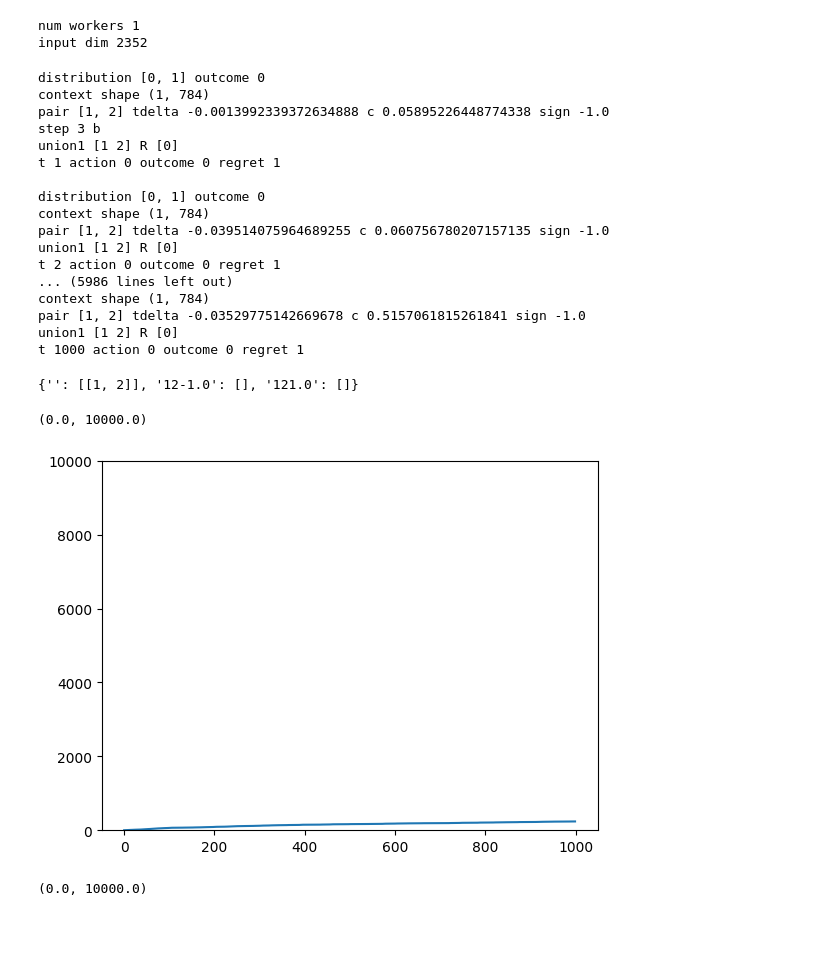
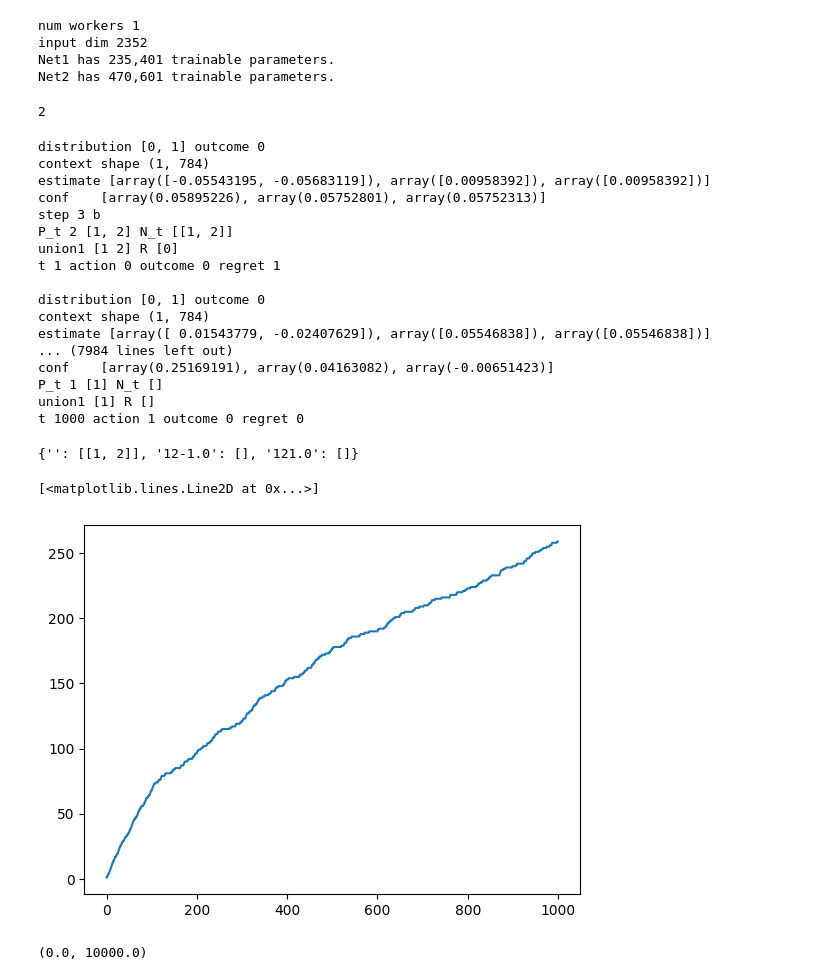
Before and after one commit to MaxHeuillet/neuralCBPside, a Jupyter notebook: benchmark_case1.ipynb, the cells around one changed output. Drawn from its saved outputs; the diff is of its cells as text; code cells hidden in the pictures; blank space fills up the shorter version.

```diff
--- a/benchmark_case1.ipynb
+++ b/benchmark_case1.ipynb
@@ -70,6 +70,7 @@ import old_files.ineural as ineural
 import ineural_multi
 import margin_based
 import neuralcbp_EE_binary
+import neuralcbp_EE_kclasses_v3
 
 seed = 3
 np.random.seed(seed)
@@ -77,7 +78,6 @@ torch.manual_seed(seed)
 random.seed(seed)
 
 m = 100
-H = 200
 horizon = 1000
 
 ##### train and test data:
@@ -88,7 +88,7 @@ context_generator = synthetic_data.MNISTcontexts_binary()
 # context_generator.set_b(0)
 # context_generator.normalization()
 
-game = games.game_case1( )
+game = games.game_case1( {} )
 
 nclasses = 2
 alg = random_algo.Egreedy(game, nclasses, m, 'cuda:0')
@@ -97,10 +97,14 @@ alg.reset(context_generator.d)
 # alg = cesa_bianchi.CesaBianchi(game, m, 'cuda:0')
 # alg.reset(context_generator.d)
 
-lbd_neural = 0
-lbd_reg = 1
+
+# nclasses = 2
+# alg = neuralcbp_EE_binary.CBPside( game, 1.01, m,  nclasses,  'cuda:0')
+# alg.reset(context_generator.d)
+
+
 nclasses = 2
-alg = neuralcbp_EE_binary.CBPside( game, 1.01, lbd_neural, lbd_reg, m, H, nclasses,  'cuda:0')
+alg = neuralcbp_EE_kclasses_v3.CBPside( game, 1.01, m,  nclasses,  'cuda:0')
 alg.reset(context_generator.d)
 
 
@@ -125,36 +129,42 @@ evaluator = Evaluate()
 # %% [output]
 num workers 1
 input dim 2352
+Net1 has 235,401 trainable parameters.
+Net2 has 470,601 trainable parameters.
+# %%
+game.M
+# %% [output]
+2
 # %%
 history, cumRegret, global_loss, global_losses = evaluator.deploy(game, horizon, alg, context_generator)
 # %% [output]
 distribution [0, 1] outcome 0
 context shape (1, 784)
-pair [1, 2] tdelta -0.0013992339372634888 c 0.05895226448774338 sign -1.0
+estimate [array([-0.05543195, -0.05683119]), array([0.00958392]), array([0.00958392])]
+conf    [array(0.05895226), array(0.05752801), array(0.05752313)]
 step 3 b
+P_t 2 [1, 2] N_t [[1, 2]]
 union1 [1 2] R [0]
 t 1 action 0 outcome 0 regret 1
 
 distribution [0, 1] outcome 0
 context shape (1, 784)
-pair [1, 2] tdelta -0.039514075964689255 c 0.060756780207157135 sign -1.0
-union1 [1 2] R [0]
-t 2 action 0 outcome 0 regret 1
-... (5986 lines left out)
-context shape (1, 784)
-pair [1, 2] tdelta -0.03529775142669678 c 0.5157061815261841 sign -1.0
-union1 [1 2] R [0]
-t 1000 action 0 outcome 0 regret 1
+estimate [array([ 0.01543779, -0.02407629]), array([0.05546838]), array([0.05546838])]
+... (7984 lines left out)
+conf    [array(0.25169191), array(0.04163082), array(-0.00651423)]
+P_t 1 [1] N_t []
+union1 [1] R []
+t 1000 action 1 outcome 0 regret 0
 # %%
 alg.memory_neighbors
 # %% [output]
 {'': [[1, 2]], '12-1.0': [], '121.0': []}
 # %%
 plt.plot( np.cumsum(cumRegret) )
-plt.ylim( (0,10000) )
+# plt.ylim( (0,10000) )
 # %% [output]
-(0.0, 10000.0)
+[<matplotlib.lines.Line2D at 0x...>]
-[figure, old version]
+[figure, new version]
 # %%
 plt.plot( np.cumsum(cumRegret) )
 plt.ylim( (0,10000) )
```
Also changed, not shown: 3 other files.
